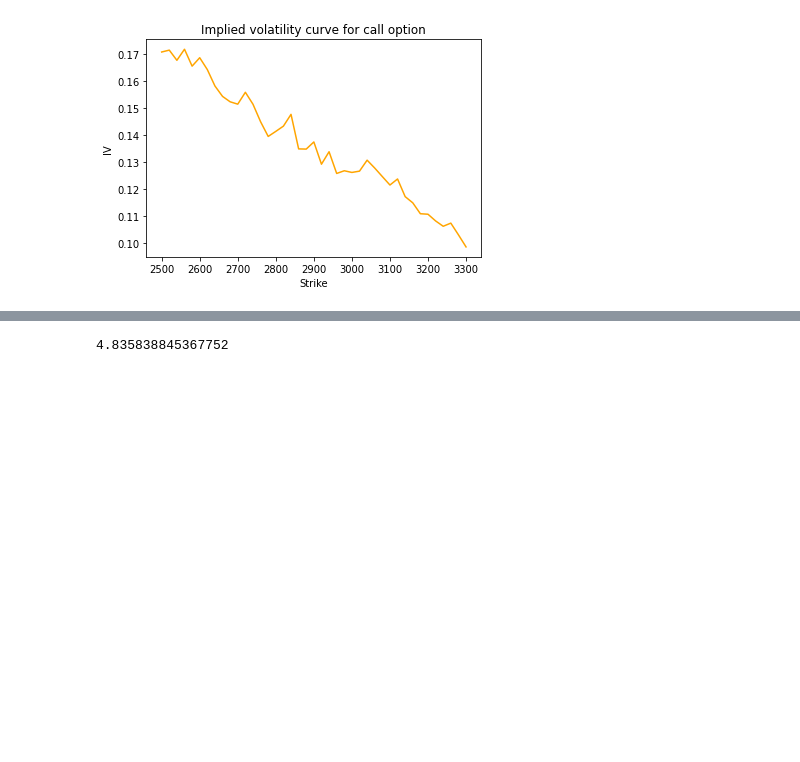
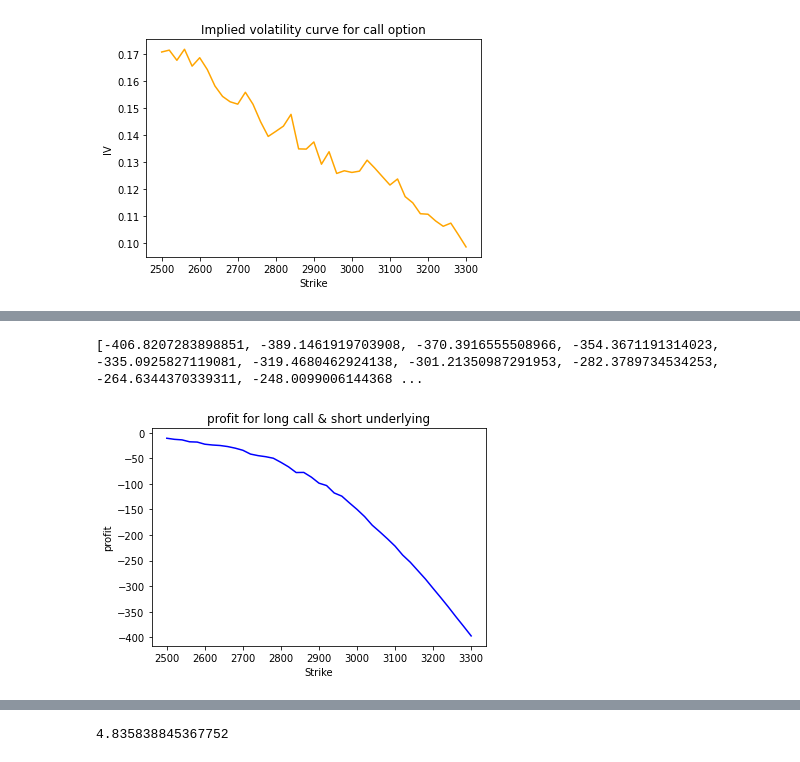
Before and after one commit to gannannavelorange/Project, a Jupyter notebook: src/question2.ipynb, the cells around one changed output, grey strips where cells are left out. Cells and saved outputs as stored; diff of their text form; code cells hidden in the pictures; blank space fills up the shorter version.

```diff
--- a/src/question2.ipynb
+++ b/src/question2.ipynb
@@ -171,0 +188,16 @@ print(arbitrage)
+# %%
+singlecall=[]
+singleput=[]
+for i in range(0,41):
+  singlecall.append((F-strike[i])*np.exp(-ir*T)-callprice[i])
+  singleput.append((strike[i]-F)*np.exp(-ir*T)-putprice[i])
+print(singleput)
+plt.plot(strike,singlecall,'blue')
+plt.xlabel('Strike')
+plt.ylabel('profit')
+plt.title('profit for long call & short underlying')
+#plt.legend()
+plt.show()
+# %% [output]
+[-406.8207283898851, -389.1461919703908, -370.3916555508966, -354.3671191314023, -335.0925827119081, -319.4680462924138, -301.21350987291953, -282.3789734534253, -264.6344370339311, -248.0099006144368 ...
+[figure, added]
```
Also changed, not shown: parts of 22 cells of this notebook.
